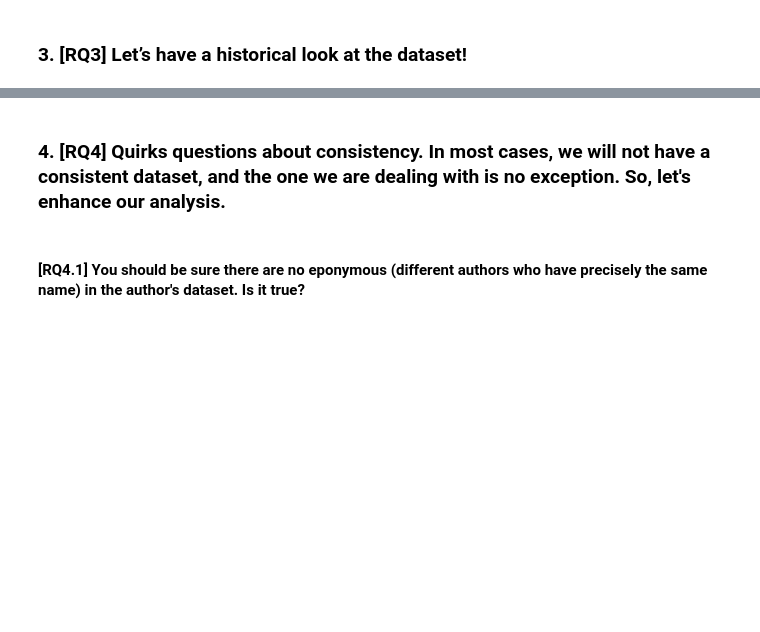
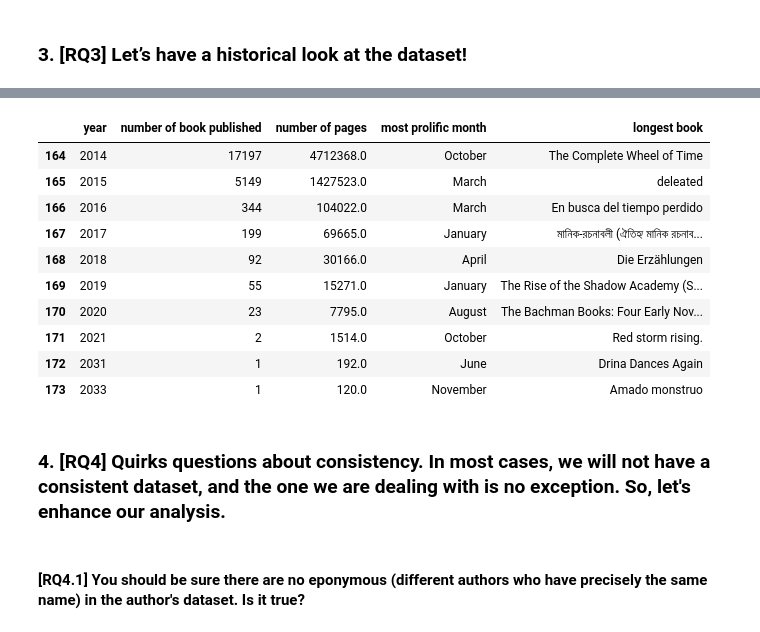
Before and after one commit to do3-173/ADM_HW2, a Jupyter notebook: main.ipynb, the cells around one changed output, grey strips where cells are left out. Cells and saved outputs as stored; diff of their text form; code cells hidden in the pictures; blank space fills up the shorter version.

```diff
--- a/main.ipynb
+++ b/main.ipynb
@@ -1425,3 +1468,17 @@ print(year_stats(1970))
+# %%
+data_year.tail(10)
+# %% [output]
+|  | year | number of book published | number of pages | most prolific month | longest book |
+| 164 | 2014 | 17197 | 4712368.0 | October | The Complete Wheel of Time |
+| 165 | 2015 | 5149 | 1427523.0 | March | deleated |
+| 166 | 2016 | 344 | 104022.0 | March | En busca del tiempo perdido |
+| 167 | 2017 | 199 | 69665.0 | January | মানিক-রচনাবলী (ঐতিহ্য মানিক রচনাব... |
+| 168 | 2018 | 92 | 30166.0 | April | Die Erzählungen |
+| 169 | 2019 | 55 | 15271.0 | January | The Rise of the Shadow Academy (S... |
+| 170 | 2020 | 23 | 7795.0 | August | The Bachman Books: Four Early Nov... |
+| 171 | 2021 | 2 | 1514.0 | October | Red storm rising. |
+| 172 | 2031 | 1 | 192.0 | June | Drina Dances Again |
+| 173 | 2033 | 1 | 120.0 | November | Amado monstruo |
 # %%
 # Function done by chatgpt:
 
```
Also changed, not shown: parts of 8 cells of this notebook.
